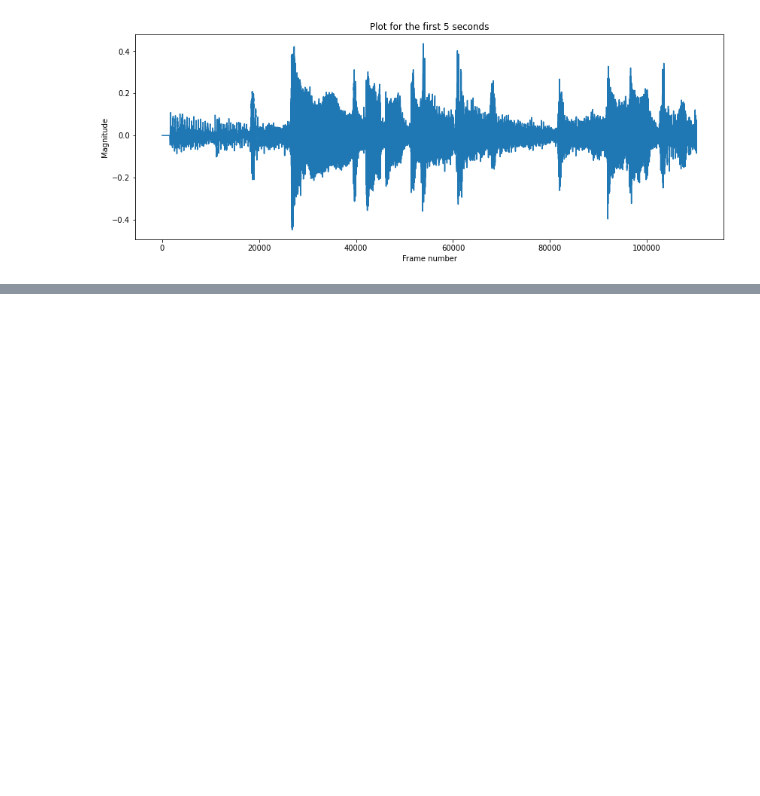
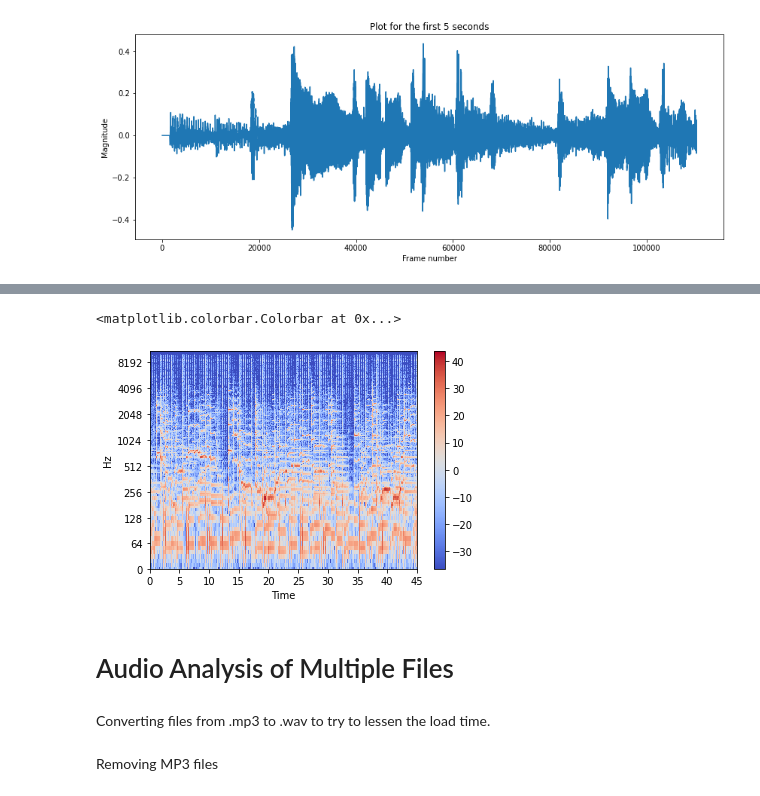
Before and after one commit to tylerana/tylerana.github.io, a Jupyter notebook: Cuetessa.ipynb, the cells around one changed output, grey strips where cells are left out. Cells and saved outputs as stored; diff of their text form; code cells hidden in the pictures; blank space fills up the shorter version.

```diff
--- a/Cuetessa.ipynb
+++ b/Cuetessa.ipynb
@@ -58,0 +75,10 @@ plt.show()
+# %%
+librosa.display.specshow(Xdb, sr=sample_rate, x_axis='time', y_axis='log')
+plt.colorbar()
+# %% [output]
+<matplotlib.colorbar.Colorbar at 0x...>
+[figure, added]
+# %% [markdown]
+# Audio Analysis of Multiple Files
+# %% [markdown]
+Converting files from .mp3 to .wav to try to lessen the load time.
@@ -58,0 +105,2 @@ plt.show()
+# %% [markdown]
+Removing MP3 files
```
Also changed, not shown: parts of 9 cells of this notebook.
